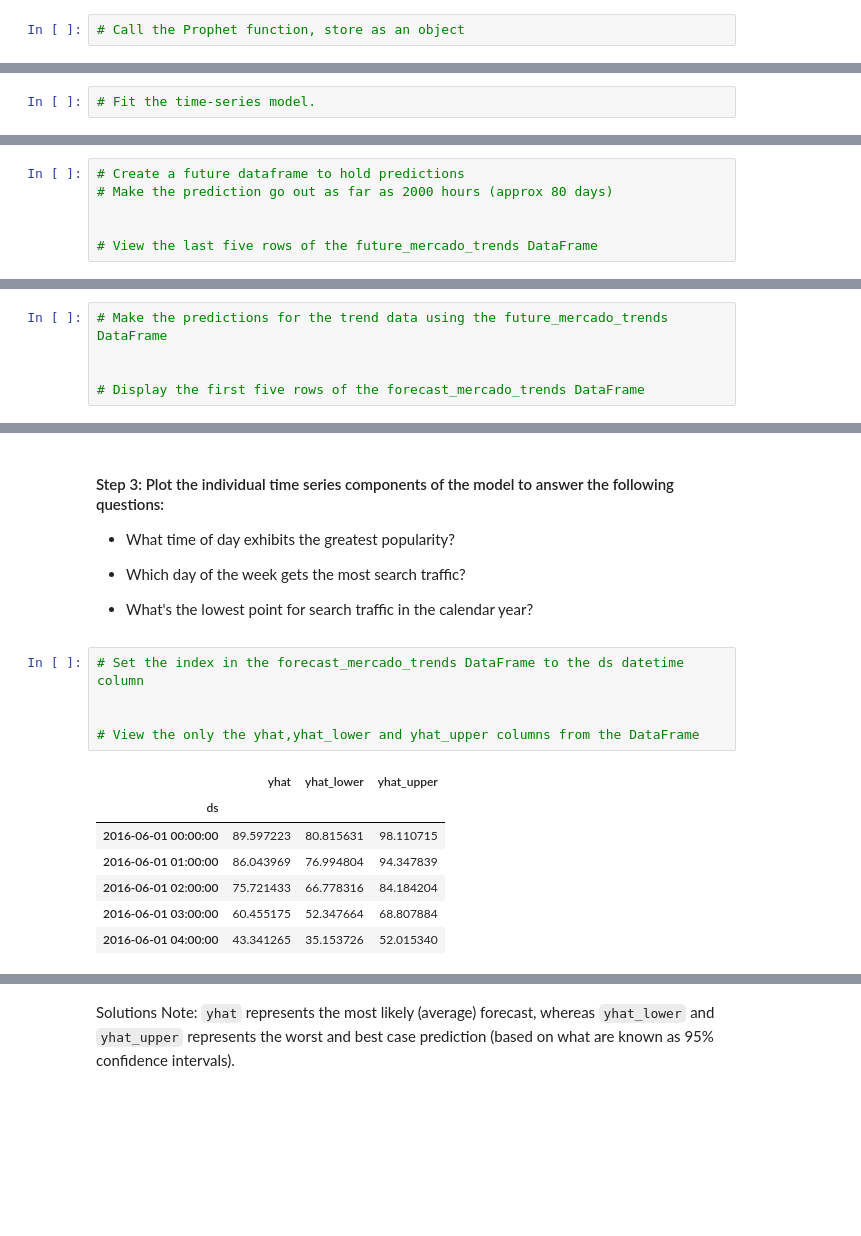
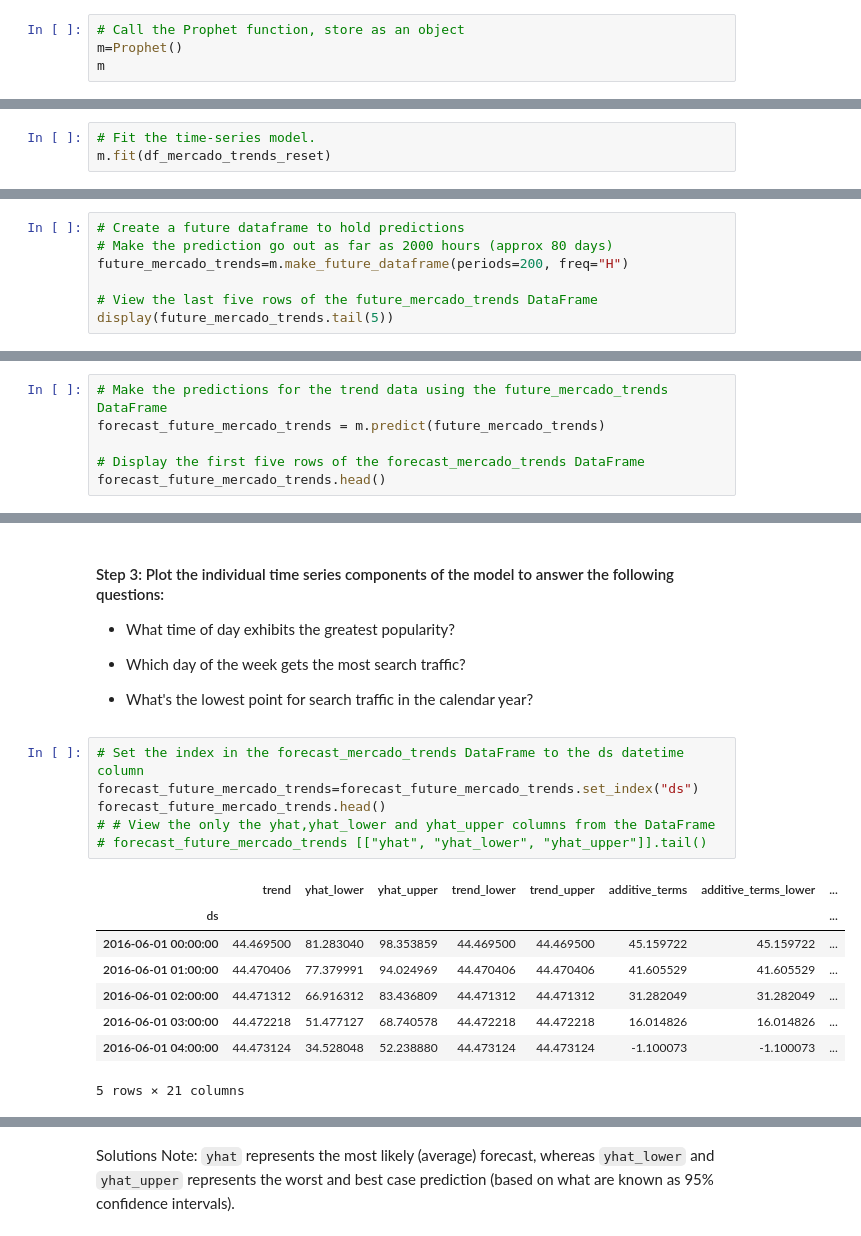
Before and after one commit to Crkanouff/prophet-challenge, a Jupyter notebook: forecasting_net_prophet.ipynb, the cells around one changed output, grey strips where cells are left out. Drawn from its saved outputs; the diff is of its cells as text; blank space fills up the shorter version.

```diff
--- a/forecasting_net_prophet.ipynb
+++ b/forecasting_net_prophet.ipynb
@@ -419,7 +434,10 @@ Now, you need to produce a time series model that analyzes and forecasts pattern
 # %%
 # Call the Prophet function, store as an object
+m=Prophet()
+m
 # %% [output]
 <prophet.forecaster.Prophet at 0x...>
 # %%
 # Fit the time-series model.
+m.fit(df_mercado_trends_reset)
 # %% [output]
@@ -429,9 +454,10 @@ Now, you need to produce a time series model that analyzes and forecasts pattern
 # %%
 # Create a future dataframe to hold predictions
 # Make the prediction go out as far as 2000 hours (approx 80 days)
-
+future_mercado_trends=m.make_future_dataframe(periods=200, freq="H")
 
 # View the last five rows of the future_mercado_trends DataFrame
+display(future_mercado_trends.tail(5))
 # %% [output]
 |  | ds |
 | 39101 | 2020-11-30 04:00:00 |
@@ -441,8 +467,9 @@ Now, you need to produce a time series model that analyzes and forecasts pattern
 | 39105 | 2020-11-30 08:00:00 |
 # %%
 # Make the predictions for the trend data using the future_mercado_trends DataFrame
-
+forecast_future_mercado_trends = m.predict(future_mercado_trends)
 
 # Display the first five rows of the forecast_mercado_trends DataFrame
+forecast_future_mercado_trends.head()
 # %% [output]
 |  | ds | trend | yhat_lower | yhat_upper | trend_lower | trend_upper | additive_terms | ... |
@@ -475,14 +503,16 @@ Now, you need to produce a time series model that analyzes and forecasts pattern
 * What's the lowest point for search traffic in the calendar year?
 # %%
 # Set the index in the forecast_mercado_trends DataFrame to the ds datetime column
-
-
-# View the only the yhat,yhat_lower and yhat_upper columns from the DataFrame
+forecast_future_mercado_trends=forecast_future_mercado_trends.set_index("ds")
+forecast_future_mercado_trends.head()
+# # View the only the yhat,yhat_lower and yhat_upper columns from the DataFrame
+# forecast_future_mercado_trends [["yhat", "yhat_lower", "yhat_upper"]].tail()
 # %% [output]
-|  | yhat | yhat_lower | yhat_upper |
-| ds |  |  |  |
-| 2016-06-01 00:00:00 | 89.597223 | 80.815631 | 98.110715 |
-| 2016-06-01 01:00:00 | 86.043969 | 76.994804 | 94.347839 |
-| 2016-06-01 02:00:00 | 75.721433 | 66.778316 | 84.184204 |
-| 2016-06-01 03:00:00 | 60.455175 | 52.347664 | 68.807884 |
-| 2016-06-01 04:00:00 | 43.341265 | 35.153726 | 52.015340 |
+|  | trend | yhat_lower | yhat_upper | trend_lower | trend_upper | additive_terms | additive_terms_lower | ... |
+| ds |  |  |  |  |  |  |  | ... |
+| 2016-06-01 00:00:00 | 44.469500 | 81.283040 | 98.353859 | 44.469500 | 44.469500 | 45.159722 | 45.159722 | ... |
+| 2016-06-01 01:00:00 | 44.470406 | 77.379991 | 94.024969 | 44.470406 | 44.470406 | 41.605529 | 41.605529 | ... |
+| 2016-06-01 02:00:00 | 44.471312 | 66.916312 | 83.436809 | 44.471312 | 44.471312 | 31.282049 | 31.282049 | ... |
+| 2016-06-01 03:00:00 | 44.472218 | 51.477127 | 68.740578 | 44.472218 | 44.472218 | 16.014826 | 16.014826 | ... |
+| 2016-06-01 04:00:00 | 44.473124 | 34.528048 | 52.238880 | 44.473124 | 44.473124 | -1.100073 | -1.100073 | ... |
+5 rows × 21 columns
```
Also changed, not shown: parts of 13 cells of this notebook.
